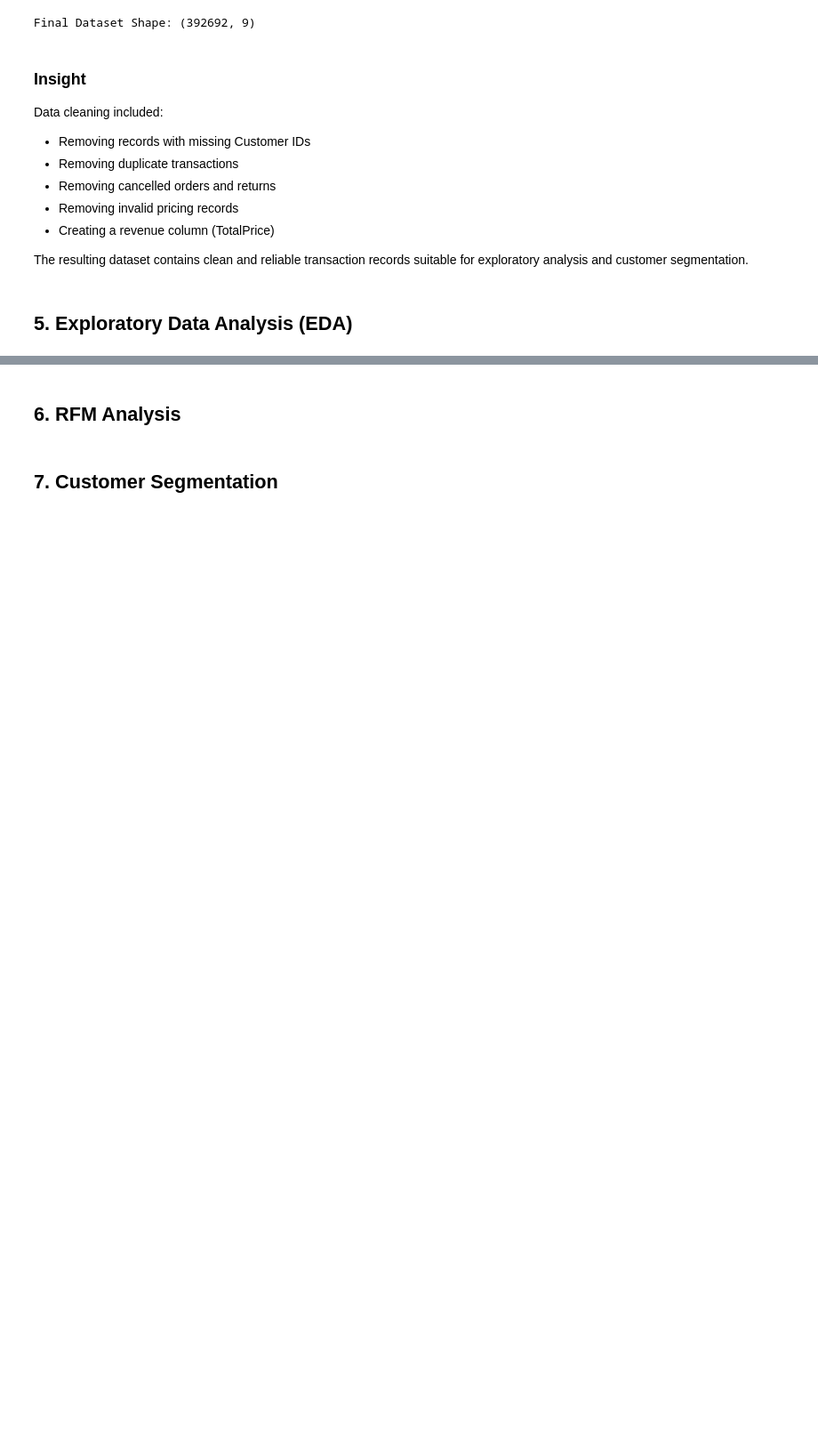
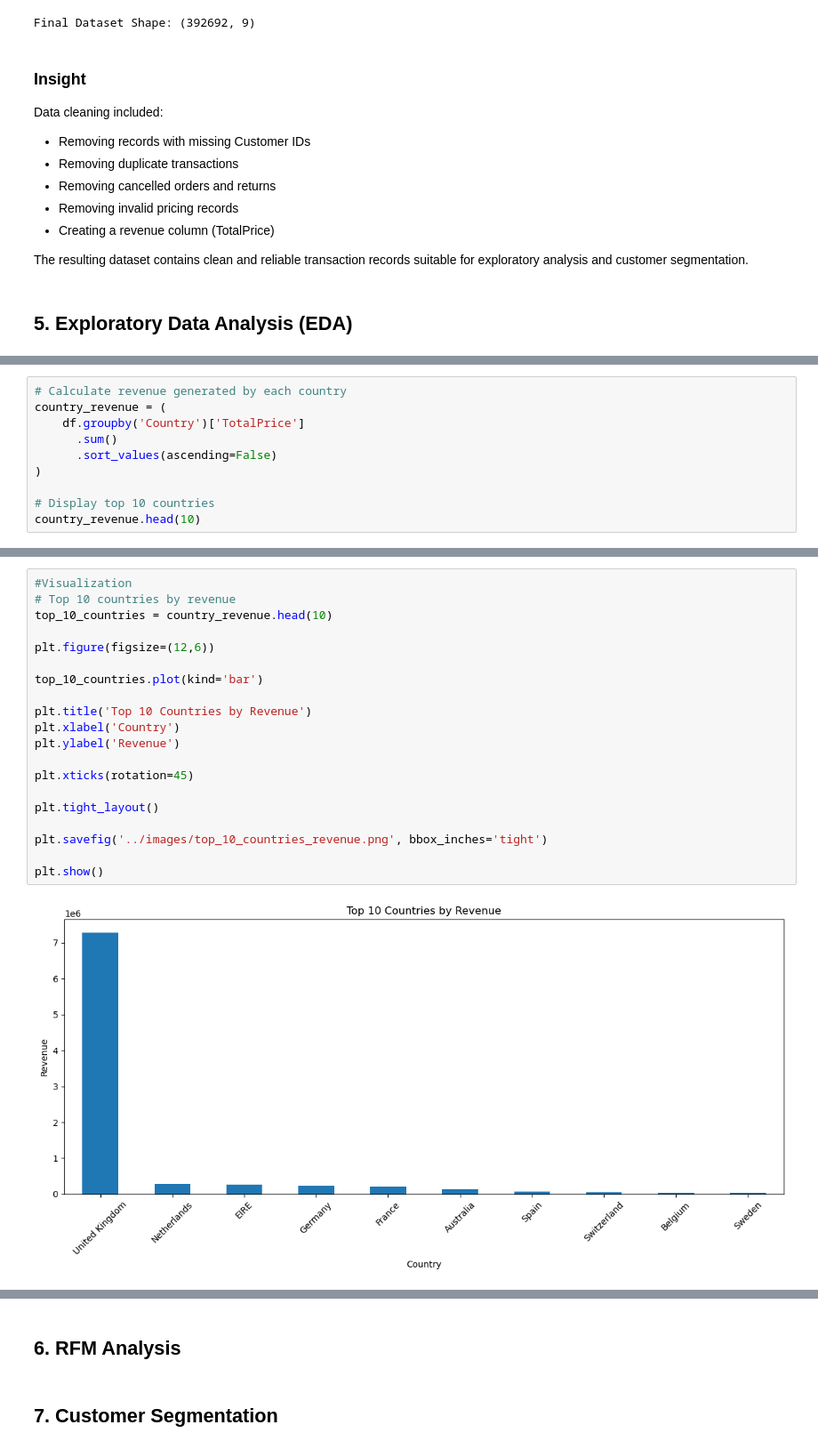
Before and after one commit to Harshpoonia/data-analytics-projects, a Jupyter notebook: Customer-Segmentation-RFM-Analysis/notebooks/Analysis.ipynb, the cells around one changed output, grey strips where cells are left out. Shown at 89% size. Drawn from its saved outputs; the diff is of its cells as text; blank space fills up the shorter version.

```diff
--- a/Customer-Segmentation-RFM-Analysis/notebooks/Analysis.ipynb
+++ b/Customer-Segmentation-RFM-Analysis/notebooks/Analysis.ipynb
@@ -480,0 +485,10 @@ The resulting dataset contains clean and reliable transaction records suitable f
+# %%
+# Calculate revenue generated by each country
+country_revenue = (
+    df.groupby('Country')['TotalPrice']
+      .sum()
+      .sort_values(ascending=False)
+)
+
+# Display top 10 countries
+country_revenue.head(10)
@@ -480,0 +508,22 @@ The resulting dataset contains clean and reliable transaction records suitable f
+# %%
+#Visualization
+# Top 10 countries by revenue
+top_10_countries = country_revenue.head(10)
+
+plt.figure(figsize=(12,6))
+
+top_10_countries.plot(kind='bar')
+
+plt.title('Top 10 Countries by Revenue')
+plt.xlabel('Country')
+plt.ylabel('Revenue')
+
+plt.xticks(rotation=45)
+
+plt.tight_layout()
+
+plt.savefig('../images/top_10_countries_revenue.png', bbox_inches='tight')
+
+plt.show()
+# %% [output]
+[figure, added]
```
Also changed, not shown: parts of 25 cells of this notebook, 6 other files.
